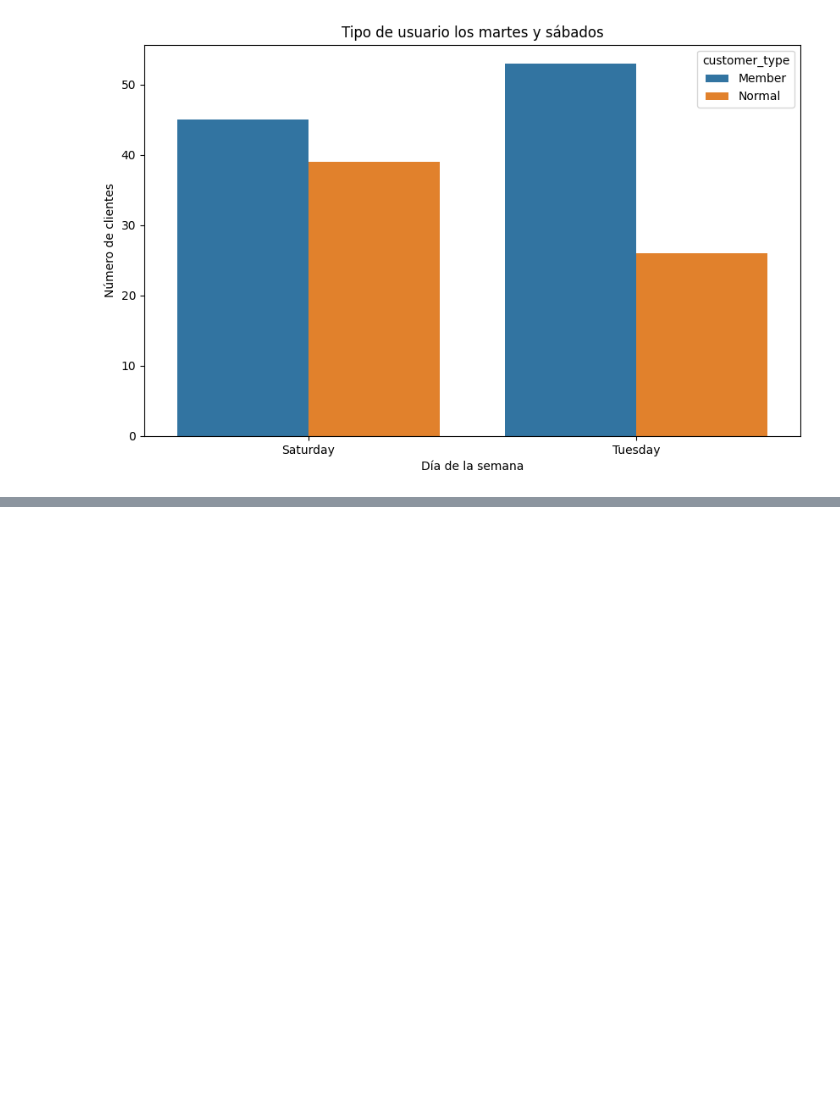
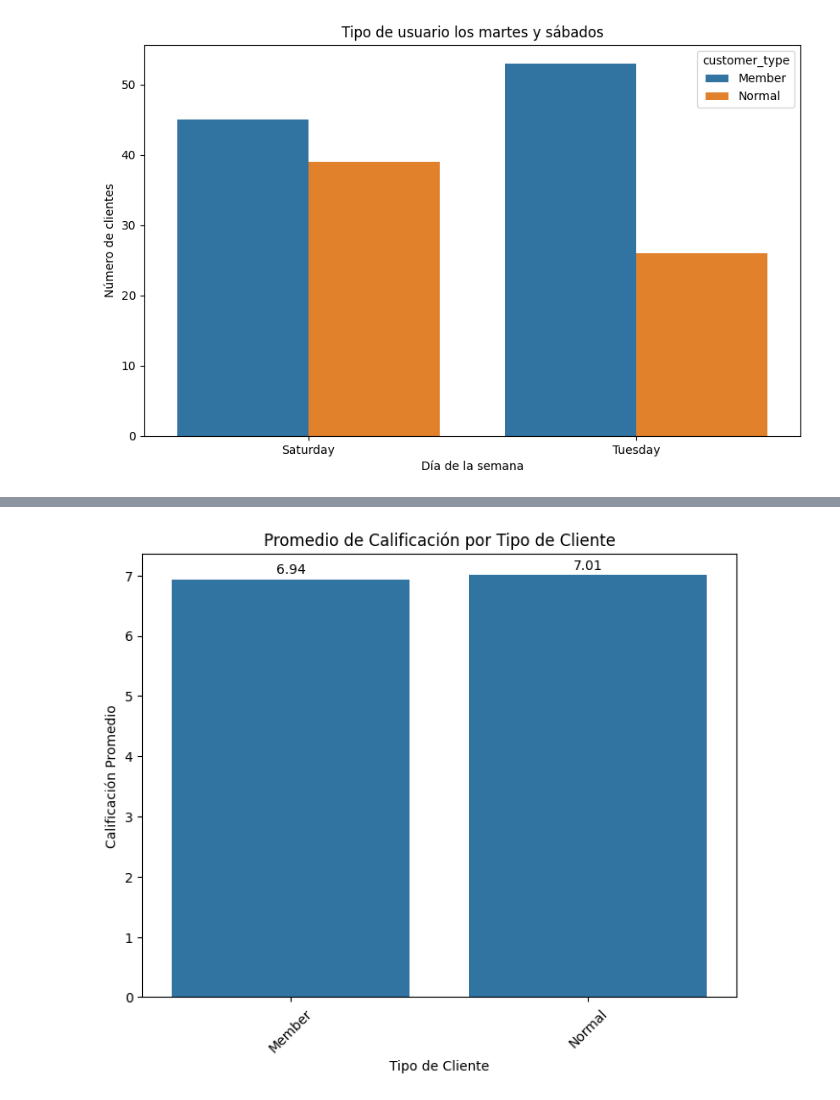
Before and after one commit to mrojash97/dataanalytics, a Jupyter notebook: Python/ANÁLISIS_EDA_Supermarket_Sales.ipynb, the cells around one changed output, grey strips where cells are left out. Drawn from its saved outputs; the diff is of its cells as text; code cells hidden in the pictures; blank space fills up the shorter version.

```diff
--- a/Python/ANÁLISIS_EDA_Supermarket_Sales.ipynb
+++ b/Python/ANÁLISIS_EDA_Supermarket_Sales.ipynb
@@ -660,0 +689,20 @@ plt.show()
+# %%
+#grafica de promedío de calificación, por el tipo de cliente
+
+# Grafica de promedio de calificación por tipo de cliente
+promedio_calificacion_cliente = data.groupby('customer_type')['rating'].mean()
+
+plt.figure(figsize=(8, 6))
+sns.barplot(x=promedio_calificacion_cliente.index, y=promedio_calificacion_cliente.values)
+plt.title('Promedio de Calificación por Tipo de Cliente')
+plt.xlabel('Tipo de Cliente')
+plt.ylabel('Calificación Promedio')
+plt.xticks(rotation=45)
+
+# Agregar etiquetas de valor encima de cada barra
+for i, v in enumerate(promedio_calificacion_cliente):
+    plt.text(i, v + 0.05, f'{v:.2f}', ha='center', va='bottom')
+
+plt.show()
+# %% [output]
+[figure, added]
```
Also changed, not shown: parts of 7 cells of this notebook.
